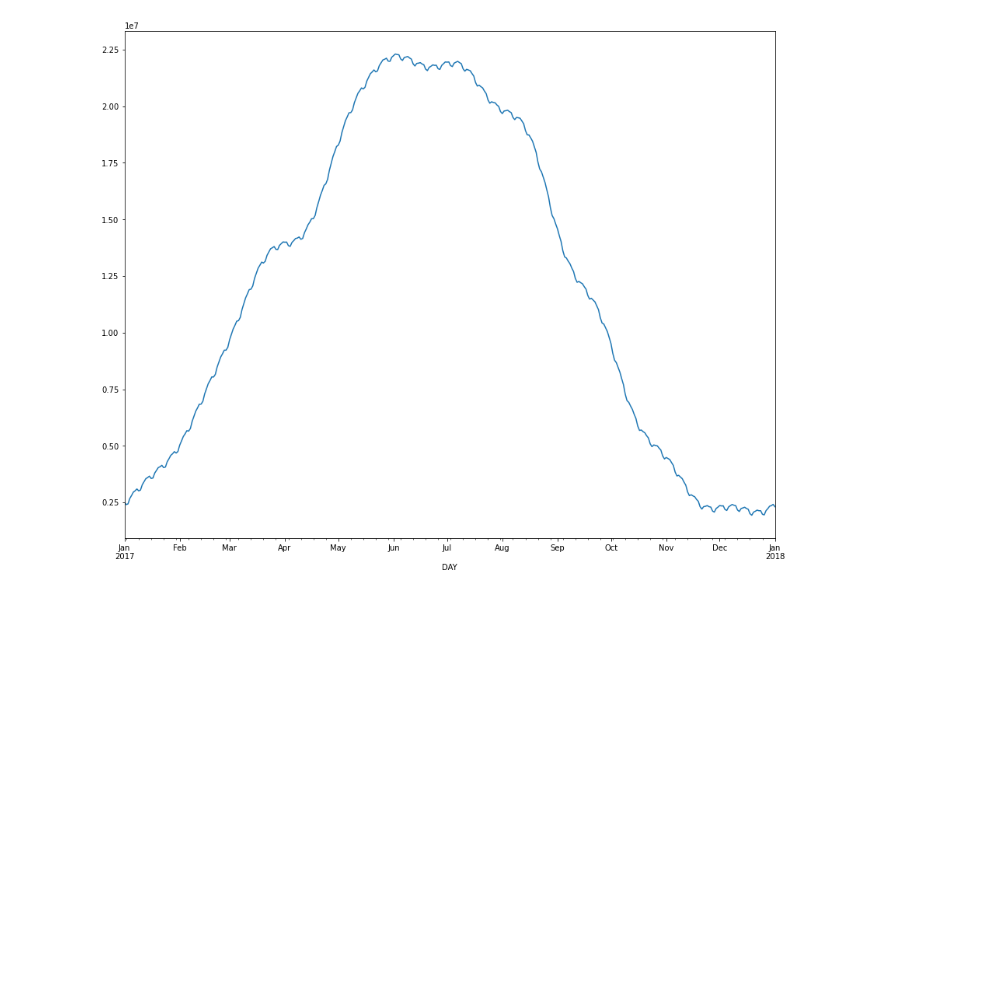
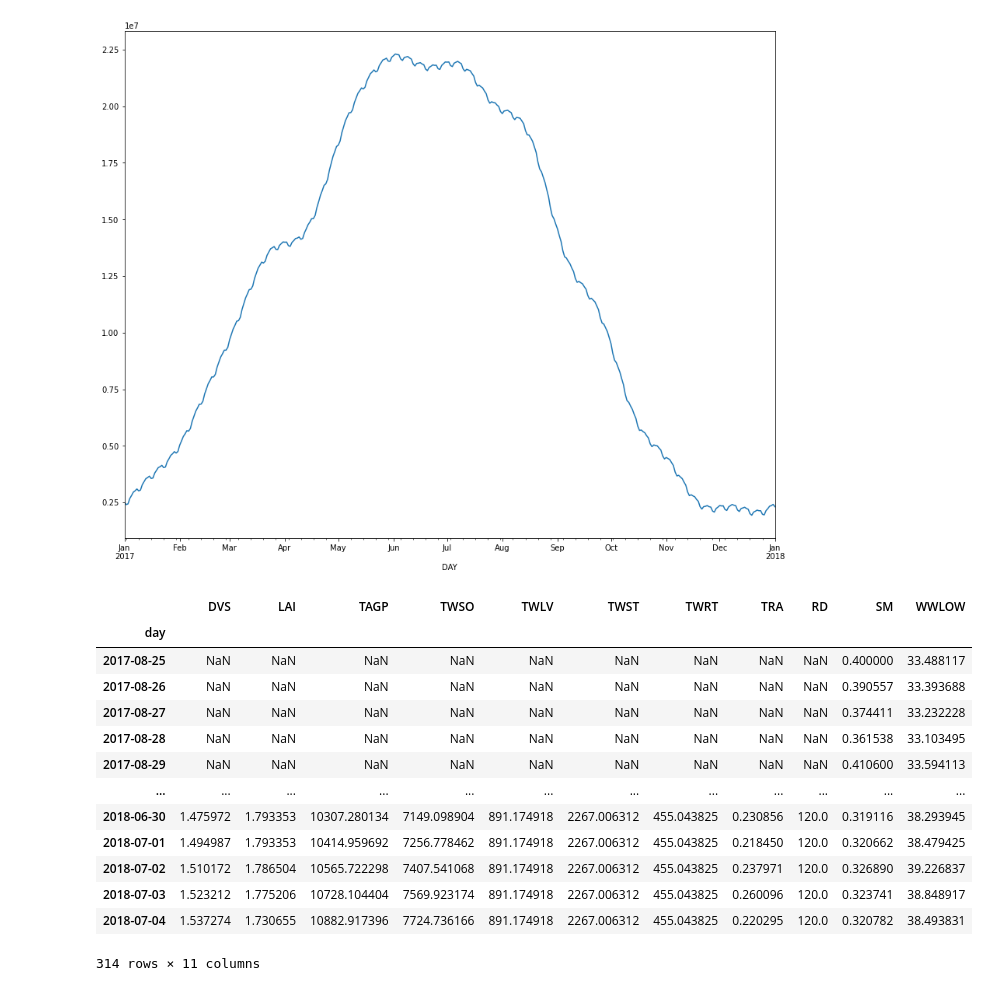
Before and after one commit to mishagrol/CS_MSU, a Jupyter notebook: Course Work/WOFOST.ipynb, the cells around one changed output. Drawn from its saved outputs; the diff is of its cells as text; code cells hidden in the pictures; blank space fills up the shorter version.

```diff
--- a/Course Work/WOFOST.ipynb
+++ b/Course Work/WOFOST.ipynb
@@ -704,3 +702,20 @@ w = pd.DataFrame(weather_forecast_crop_model.export())
 
 # w.set_index('DAY')
 w['DAY'] = pd.to_datetime(w['DAY'])
+# %%
+resWW_2017['Observed']
+# %% [output]
+|  | DVS | LAI | TAGP | TWSO | TWLV | TWST | TWRT | TRA | RD | SM | WWLOW |
+| day |  |  |  |  |  |  |  |  |  |  |  |
+| 2017-08-25 | NaN | NaN | NaN | NaN | NaN | NaN | NaN | NaN | NaN | 0.400000 | 33.488117 |
+| 2017-08-26 | NaN | NaN | NaN | NaN | NaN | NaN | NaN | NaN | NaN | 0.390557 | 33.393688 |
+| 2017-08-27 | NaN | NaN | NaN | NaN | NaN | NaN | NaN | NaN | NaN | 0.374411 | 33.232228 |
+| 2017-08-28 | NaN | NaN | NaN | NaN | NaN | NaN | NaN | NaN | NaN | 0.361538 | 33.103495 |
+| 2017-08-29 | NaN | NaN | NaN | NaN | NaN | NaN | NaN | NaN | NaN | 0.410600 | 33.594113 |
+| ... | ... | ... | ... | ... | ... | ... | ... | ... | ... | ... | ... |
+| 2018-06-30 | 1.475972 | 1.793353 | 10307.280134 | 7149.098904 | 891.174918 | 2267.006312 | 455.043825 | 0.230856 | 120.0 | 0.319116 | 38.293945 |
+| 2018-07-01 | 1.494987 | 1.793353 | 10414.959692 | 7256.778462 | 891.174918 | 2267.006312 | 455.043825 | 0.218450 | 120.0 | 0.320662 | 38.479425 |
+| 2018-07-02 | 1.510172 | 1.786504 | 10565.722298 | 7407.541068 | 891.174918 | 2267.006312 | 455.043825 | 0.237971 | 120.0 | 0.326890 | 39.226837 |
+| 2018-07-03 | 1.523212 | 1.775206 | 10728.104404 | 7569.923174 | 891.174918 | 2267.006312 | 455.043825 | 0.260096 | 120.0 | 0.323741 | 38.848917 |
+| 2018-07-04 | 1.537274 | 1.730655 | 10882.917396 | 7724.736166 | 891.174918 | 2267.006312 | 455.043825 | 0.220295 | 120.0 | 0.320782 | 38.493831 |
+314 rows × 11 columns
```
Also changed, not shown: parts of 9 cells of this notebook, 25 other files.
